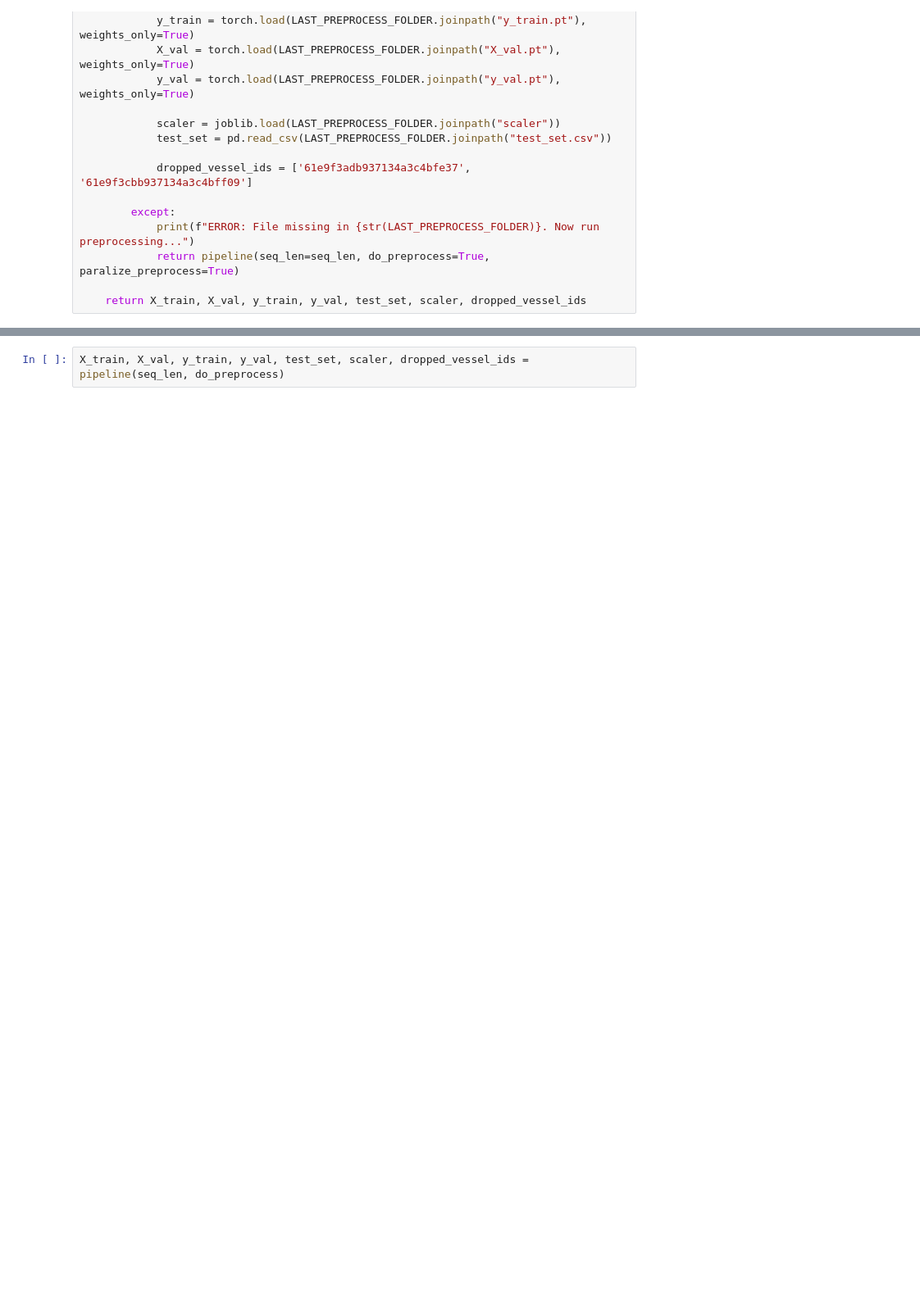
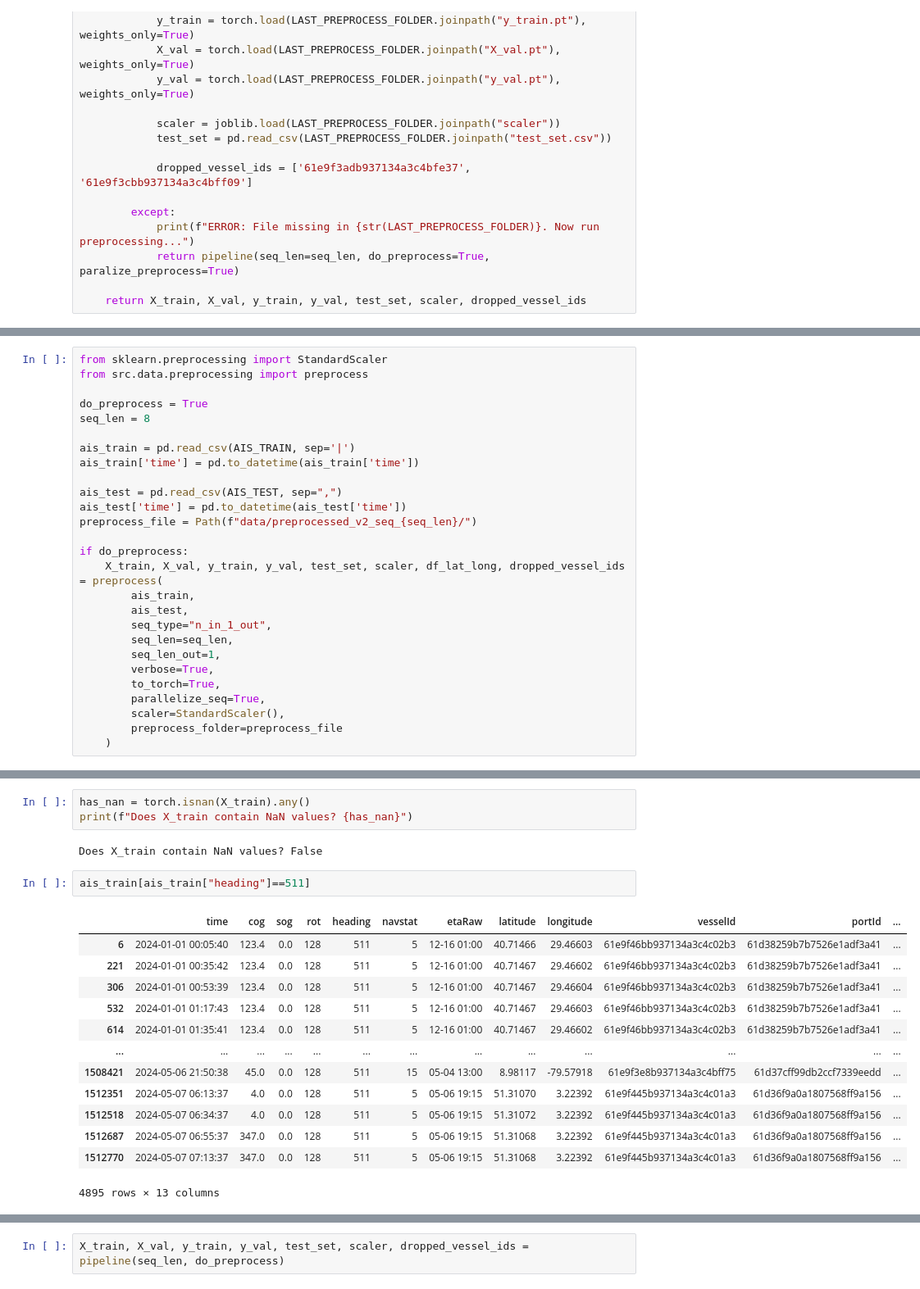
Before and after one commit to art-test-stack/vessel_position_forecast, a Jupyter notebook: test_pipeline.ipynb, the cells around one changed output, grey strips where cells are left out. Shown: that part at 82% size. Cells and saved outputs as stored; diff of their text form; blank space fills up the shorter version.

```diff
--- a/test_pipeline.ipynb
+++ b/test_pipeline.ipynb
@@ -102,0 +320,27 @@ def pipeline(seq_len = 48, do_preprocess = True):
+# %%
+from sklearn.preprocessing import StandardScaler
+from src.data.preprocessing import preprocess
+
+do_preprocess = True
+seq_len = 8
+
+ais_train = pd.read_csv(AIS_TRAIN, sep='|')
+ais_train['time'] = pd.to_datetime(ais_train['time'])
+
+ais_test = pd.read_csv(AIS_TEST, sep=",")
+ais_test['time'] = pd.to_datetime(ais_test['time'])
+preprocess_file = Path(f"data/preprocessed_v2_seq_{seq_len}/")
+
+if do_preprocess:
+    X_train, X_val, y_train, y_val, test_set, scaler, df_lat_long, dropped_vessel_ids = preprocess(
+        ais_train,
+        ais_test,
+        seq_type="n_in_1_out",
+        seq_len=seq_len,
+        seq_len_out=1,
+        verbose=True,
+        to_torch=True,
+        parallelize_seq=True,
+        scaler=StandardScaler(),
+        preprocess_folder=preprocess_file
+    )
@@ -102,0 +420,21 @@ def pipeline(seq_len = 48, do_preprocess = True):
+# %%
+has_nan = torch.isnan(X_train).any()
+print(f"Does X_train contain NaN values? {has_nan}")
+# %% [output]
+Does X_train contain NaN values? False
+# %%
+ais_train[ais_train["heading"]==511]
+# %% [output]
+|  | time | cog | sog | rot | heading | navstat | etaRaw | latitude | longitude | vesselId | portId | ... |
+| 6 | 2024-01-01 00:05:40 | 123.4 | 0.0 | 128 | 511 | 5 | 12-16 01:00 | 40.71466 | 29.46603 | 61e9f46bb937134a3c4c02b3 | 61d38259b7b7526e1adf3a41 | ... |
+| 221 | 2024-01-01 00:35:42 | 123.4 | 0.0 | 128 | 511 | 5 | 12-16 01:00 | 40.71467 | 29.46602 | 61e9f46bb937134a3c4c02b3 | 61d38259b7b7526e1adf3a41 | ... |
+| 306 | 2024-01-01 00:53:39 | 123.4 | 0.0 | 128 | 511 | 5 | 12-16 01:00 | 40.71467 | 29.46604 | 61e9f46bb937134a3c4c02b3 | 61d38259b7b7526e1adf3a41 | ... |
+| 532 | 2024-01-01 01:17:43 | 123.4 | 0.0 | 128 | 511 | 5 | 12-16 01:00 | 40.71467 | 29.46603 | 61e9f46bb937134a3c4c02b3 | 61d38259b7b7526e1adf3a41 | ... |
+| 614 | 2024-01-01 01:35:41 | 123.4 | 0.0 | 128 | 511 | 5 | 12-16 01:00 | 40.71467 | 29.46602 | 61e9f46bb937134a3c4c02b3 | 61d38259b7b7526e1adf3a41 | ... |
+| ... | ... | ... | ... | ... | ... | ... | ... | ... | ... | ... | ... | ... |
+| 1508421 | 2024-05-06 21:50:38 | 45.0 | 0.0 | 128 | 511 | 15 | 05-04 13:00 | 8.98117 | -79.57918 | 61e9f3e8b937134a3c4bff75 | 61d37cff99db2ccf7339eedd | ... |
+| 1512351 | 2024-05-07 06:13:37 | 4.0 | 0.0 | 128 | 511 | 5 | 05-06 19:15 | 51.31070 | 3.22392 | 61e9f445b937134a3c4c01a3 | 61d36f9a0a1807568ff9a156 | ... |
+| 1512518 | 2024-05-07 06:34:37 | 4.0 | 0.0 | 128 | 511 | 5 | 05-06 19:15 | 51.31072 | 3.22392 | 61e9f445b937134a3c4c01a3 | 61d36f9a0a1807568ff9a156 | ... |
+| 1512687 | 2024-05-07 06:55:37 | 347.0 | 0.0 | 128 | 511 | 5 | 05-06 19:15 | 51.31068 | 3.22392 | 61e9f445b937134a3c4c01a3 | 61d36f9a0a1807568ff9a156 | ... |
+| 1512770 | 2024-05-07 07:13:37 | 347.0 | 0.0 | 128 | 511 | 5 | 05-06 19:15 | 51.31068 | 3.22392 | 61e9f445b937134a3c4c01a3 | 61d36f9a0a1807568ff9a156 | ... |
+4895 rows × 13 columns
```
Also changed, not shown: parts of 43 cells of this notebook, 3 other files.
